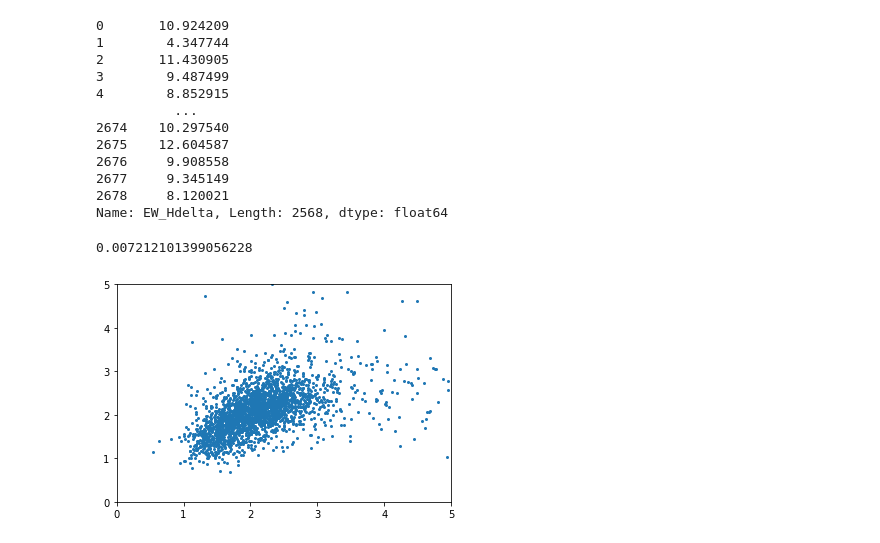
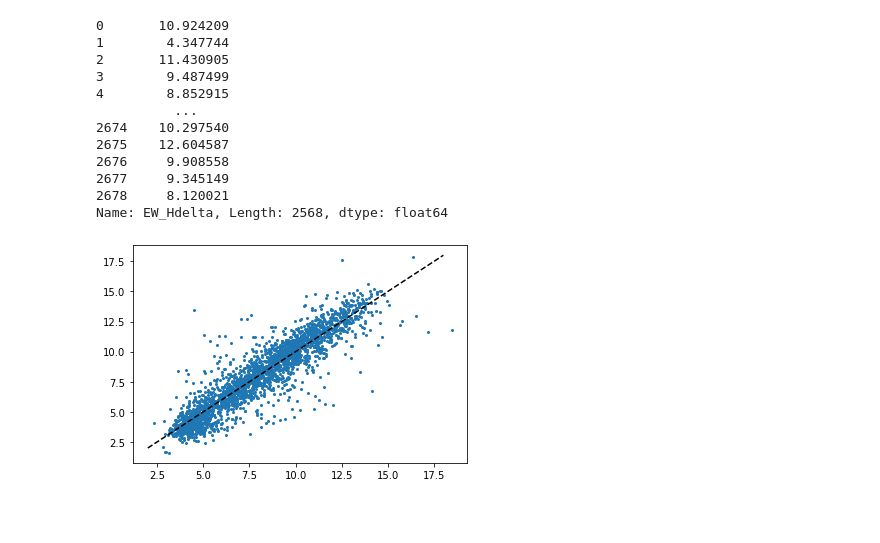
Before and after one commit to mwanakijiji/DO_NOT_USE_rrlfe, a Jupyter notebook: notebooks_for_development/error_propagation_the_right_way.ipynb, the cells around one changed output. Cells and saved outputs as stored; diff of their text form; code cells hidden in the pictures; blank space fills up the shorter version.

```diff
--- a/notebooks_for_development/error_propagation_the_right_way.ipynb
+++ b/notebooks_for_development/error_propagation_the_right_way.ipynb
@@ -58,10 +58,12 @@ df["EW_Hdelta"].where(idx_cond).dropna()
 2677     9.345149
 2678     8.120021
 Name: EW_Hdelta, Length: 2568, dtype: float64
+# %%
+W_gamma = df["EW_Hgamma"].where(idx_cond).dropna()
+W_delta = df["EW_Hdelta"].where(idx_cond).dropna()
 # %%
-coeff, cov = np.polyfit(df["EW_Hdelta"].where(idx_cond).dropna(),
-                        df["EW_Hgamma"].where(idx_cond).dropna(), deg=1, full=False, cov=True)
-m = coeff[0]
-b = coeff[1]
-err_m = np.sqrt(np.diag(cov))[0]
-err_b = np.sqrt(np.diag(cov))[1]
+coeff_initial, cov_initial = np.polyfit(W_delta, W_gamma, deg=1, full=False, cov=True)
+m = coeff_initial[0]
+b = coeff_initial[1]
+err_m = np.sqrt(np.diag(cov_initial))[0]
+err_b = np.sqrt(np.diag(cov_initial))[1]
@@ -68,4 +72,2 @@ err_b = np.sqrt(np.diag(cov))[1]
 # %%
-err_m
+W_gamma_prime = np.divide(np.subtract(W_gamma,b),m)
-# %% [output]
-0.007212101399056228
@@ -72,8 +76,9 @@ err_m
 # %%
 plt.clf()
-plt.scatter(df["err_EW_Hdelta_from_robo"], df["err_EW_Hgamma_from_robo"], s=4)
-plt.xlim([0,5])
-plt.ylim([0,5])
+plt.scatter(W_delta, W_gamma_prime, s=4)
+plt.plot([2,18],[2,18],linestyle="--",color="k")
+#plt.xlim([0,5])
+#plt.ylim([0,5])
 plt.show()
 # %% [output]
-[figure, old version]
+[figure, new version]
```
Also changed, not shown: parts of 19 cells of this notebook, 1 other file.
